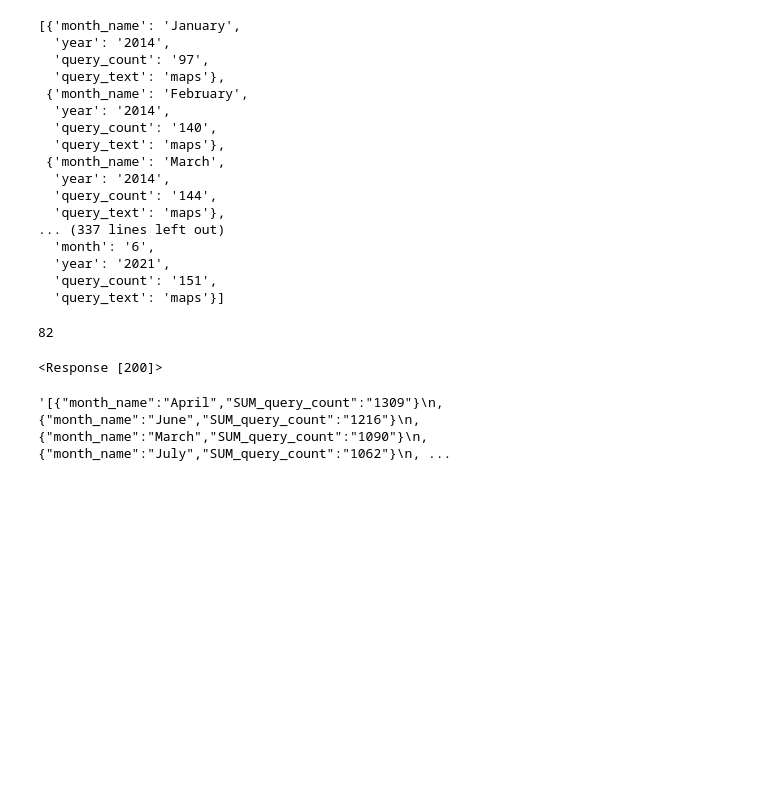
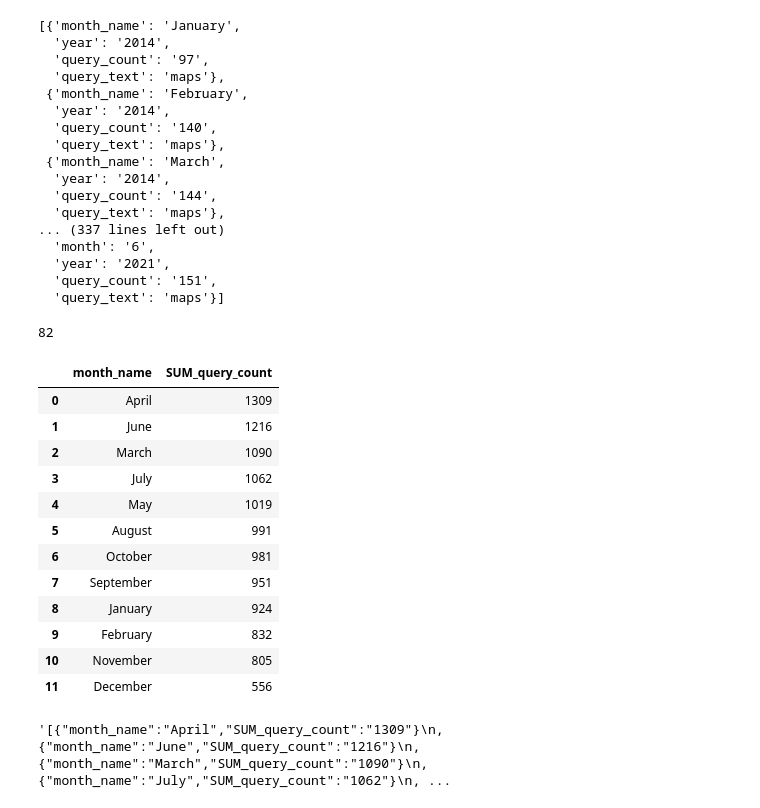
Before and after one commit to NSS-Data-Analytics-Cohort-6/socrata-api-robschulteis, a Jupyter notebook: notebooks/api_proj.ipynb, the cells around one changed output. Drawn from its saved outputs; the diff is of its cells as text; code cells hidden in the pictures; blank space fills up the shorter version.

```diff
--- a/notebooks/api_proj.ipynb
+++ b/notebooks/api_proj.ipynb
@@ -144,12 +146,25 @@ len(res_total)
 # %% [output]
 82
 # %%
-endpoint_total_m = 'https://data.nashville.gov/resource/fuaa-r5cm.json?$select=month_name,SUM(query_count)&query_text=maps&$group=month_name&$order=SUM(query_count) DESC'
+endpoint_total_m = 'https://data.nashville.gov/resource/fuaa-r5cm.json?$limit=50000&$select=month_name,SUM(query_count)&query_text=maps&$group=month_name&$order=SUM(query_count) DESC'
 response_total_m = requests.get(endpoint_total_m)
+res_total_m = response_total_m.json()
+res_total_m_df = pd.DataFrame(res_total_m)
+res_total_m_df
+# %% [output]
+|  | month_name | SUM_query_count |
+| 0 | April | 1309 |
+| 1 | June | 1216 |
+| 2 | March | 1090 |
+| 3 | July | 1062 |
+| 4 | May | 1019 |
+| 5 | August | 991 |
+| 6 | October | 981 |
+| 7 | September | 951 |
+| 8 | January | 924 |
+| 9 | February | 832 |
+| 10 | November | 805 |
+| 11 | December | 556 |
-# %%
-response_total_m
-# %% [output]
-<Response [200]>
 # %%
 response_total_m.text
 # %% [output]
```
Also changed, not shown: parts of 8 cells of this notebook.
